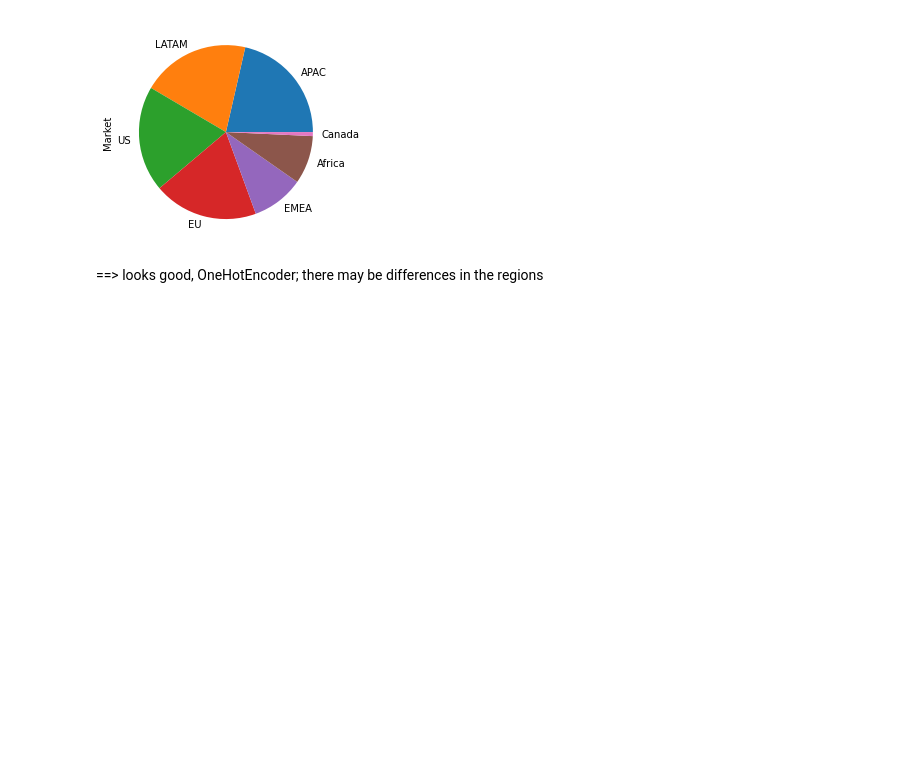
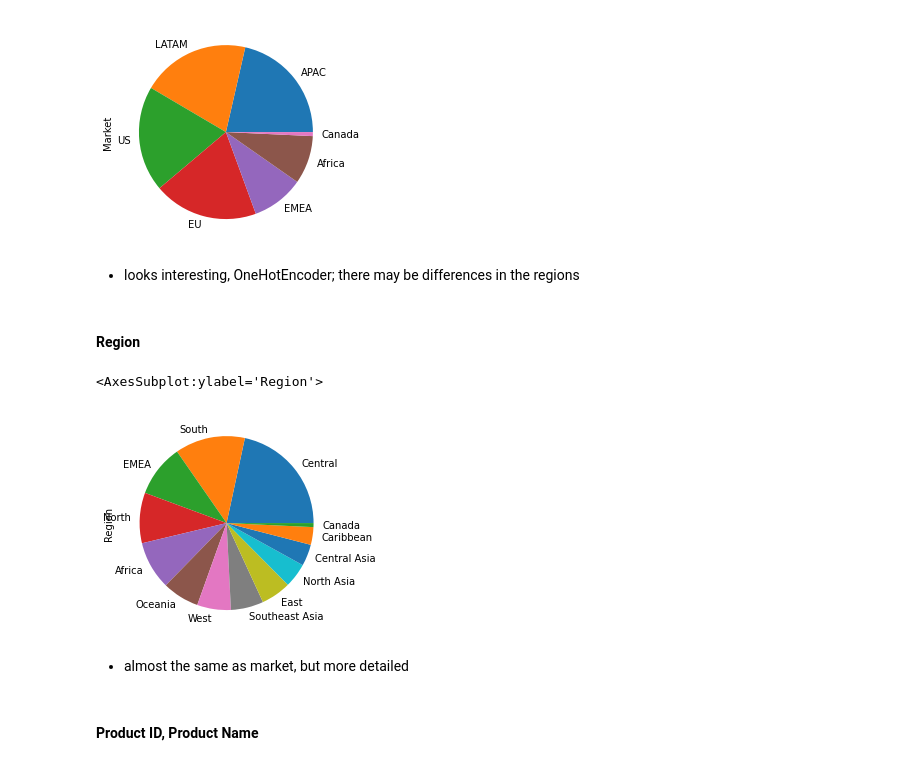
Before and after one commit to marc-ah/ml_superstore, a Jupyter notebook: scripts/inspection.ipynb, the cells around one changed output. Cells and saved outputs as stored; diff of their text form; code cells hidden in the pictures; blank space fills up the shorter version.

```diff
--- a/scripts/inspection.ipynb
+++ b/scripts/inspection.ipynb
@@ -264,17 +282,15 @@ df_train["Market"].value_counts().plot.pie()
 <AxesSubplot:ylabel='Market'>
 [figure]
 # %% [markdown]
-==> looks good, OneHotEncoder; there may be differences in the regions
+* looks interesting, OneHotEncoder; there may be differences in the regions
+# %% [markdown]
+#### Region
 # %%
-plt.rcParams["figure.figsize"] = [15, 4]
-f, axes = plt.subplots(1, 2)
-
-ax.set_axis_off()
-table = ax.table(
-    cellText = val3,
-    rowLabels = val2,
-    colLabels = val1,
-    rowColours =["palegreen"] * 10,
-    colColours =["palegreen"] * 10,
-    cellLoc ='center',
-    loc ='upper left')
+df_train["Region"].value_counts().plot.pie()
+# %% [output]
+<AxesSubplot:ylabel='Region'>
+[figure, added]
+# %% [markdown]
+* almost the same as market, but more detailed
+# %% [markdown]
+#### Product ID, Product Name
```
Also changed, not shown: parts of 23 cells of this notebook, 2 other files.
